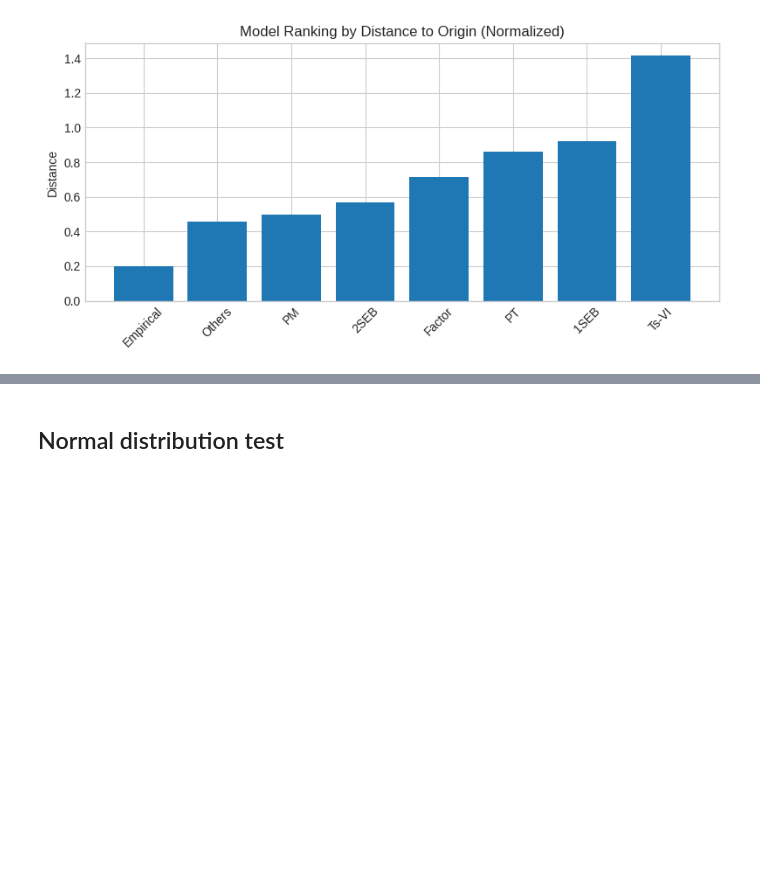
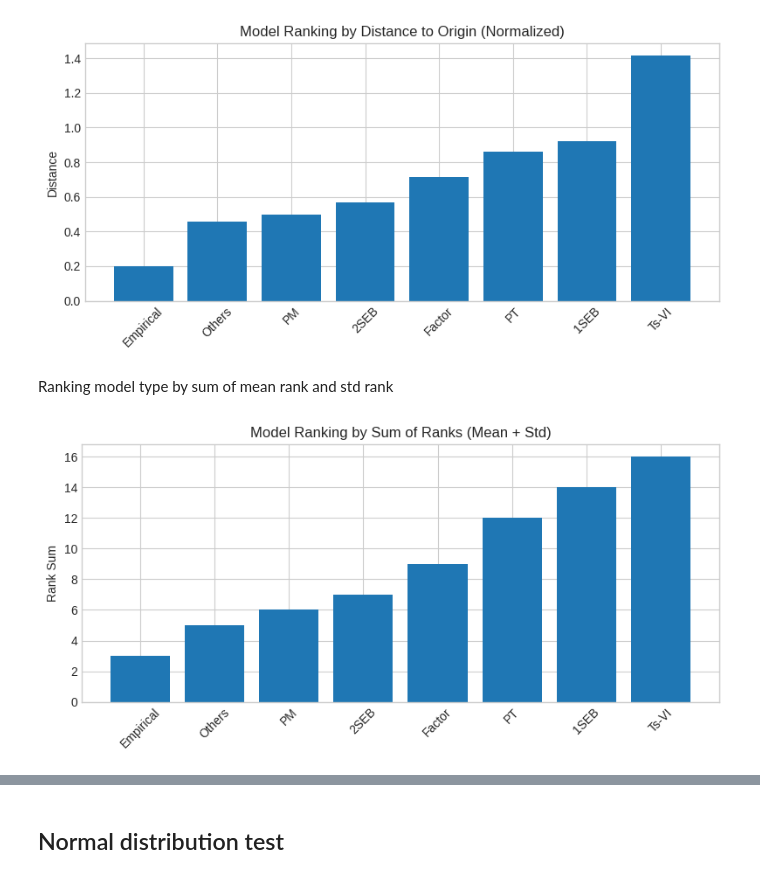
Before and after one commit to trngbich/MetaanalysisBiasET, a Jupyter notebook: PBias_meta_analyses.ipynb, the cells around one changed output, grey strips where cells are left out. Saved outputs shown, nothing was run; the diff lists cells and outputs as text; code cells hidden in the pictures; blank space fills up the shorter version.

```diff
--- a/PBias_meta_analyses.ipynb
+++ b/PBias_meta_analyses.ipynb
@@ -857,20 +872,24 @@ plt.tight_layout()
 plt.show()
 # %% [output]
 [figure]
+# %% [markdown]
+Ranking model type by sum of mean rank and std rank
 # %%
 # Ranking
-df['Mean_rank'] = df['Mean'].rank()
-df['Std_rank'] = df['Std'].rank()
-df['RankSum'] = df['Mean_rank'] + df['Std_rank']
+df_model_types_stats['Mean_rank'] = df_model_types_stats['mean'].rank()
+df_model_types_stats['Std_rank'] = df_model_types_stats['std'].rank()
+df_model_types_stats['RankSum'] = df_model_types_stats['Mean_rank'] + df_model_types_stats['Std_rank']
 
 # Sort by RankSum
-df_sorted = df.sort_values('RankSum')
+df_sorted = df_model_types_stats.sort_values('RankSum')
 
 # Bar plot
 plt.figure(figsize=(8, 4))
-plt.bar(df_sorted['Model'], df_sorted['RankSum'])
+plt.bar(df_sorted.index, df_sorted['RankSum'])
 plt.title('Model Ranking by Sum of Ranks (Mean + Std)')
 plt.ylabel('Rank Sum')
 plt.xticks(rotation=45)
 plt.tight_layout()
 plt.show()
+# %% [output]
+[figure, added]
```
Also changed, not shown: parts of 47 cells of this notebook.
